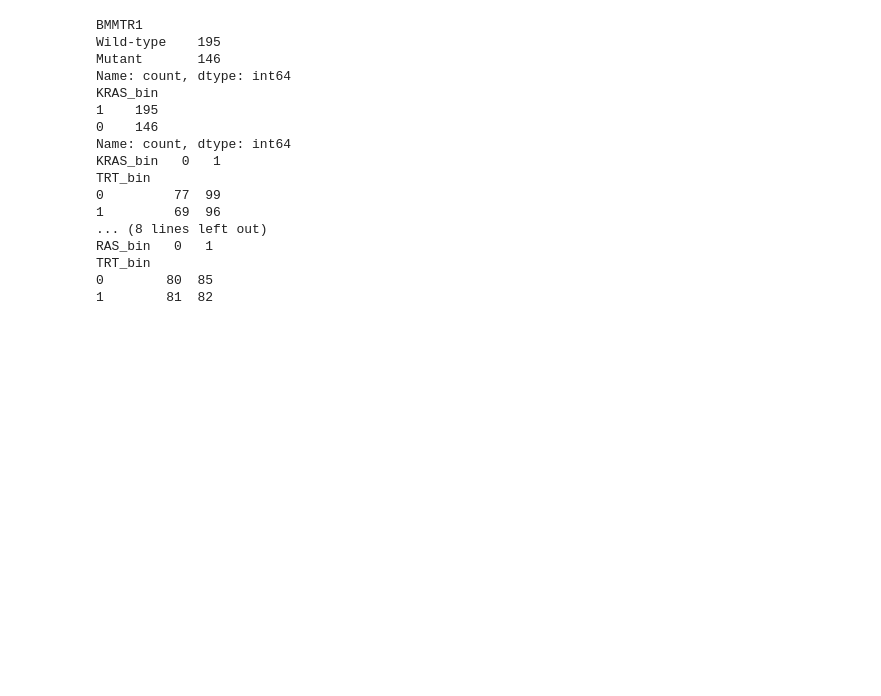
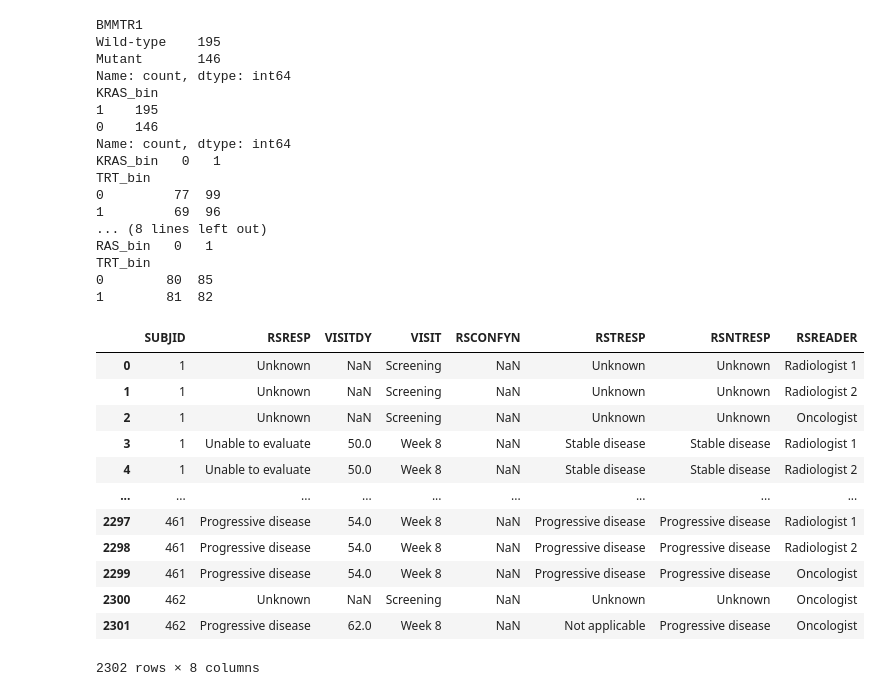
Before and after one commit to jinho3501/Panitumumab, a Jupyter notebook: 진호의 공간/data handling.ipynb, the cells around one changed output. Saved outputs shown, nothing was run; the diff lists cells and outputs as text; code cells hidden in the pictures; blank space fills up the shorter version.

```diff
--- a/진호의 공간/data handling.ipynb
+++ b/진호의 공간/data handling.ipynb
@@ -316,3 +316,20 @@ RAS_bin   0   1
 TRT_bin
 0        80  85
 1        81  82
+# %%
+adrsp = pd.read_csv('../csv_file/ADRSP_PDS2019.csv')
+adrsp
+# %% [output]
+|  | SUBJID | RSRESP | VISITDY | VISIT | RSCONFYN | RSTRESP | RSNTRESP | RSREADER |
+| 0 | 1 | Unknown | NaN | Screening | NaN | Unknown | Unknown | Radiologist 1 |
+| 1 | 1 | Unknown | NaN | Screening | NaN | Unknown | Unknown | Radiologist 2 |
+| 2 | 1 | Unknown | NaN | Screening | NaN | Unknown | Unknown | Oncologist |
+| 3 | 1 | Unable to evaluate | 50.0 | Week 8 | NaN | Stable disease | Stable disease | Radiologist 1 |
+| 4 | 1 | Unable to evaluate | 50.0 | Week 8 | NaN | Stable disease | Stable disease | Radiologist 2 |
+| ... | ... | ... | ... | ... | ... | ... | ... | ... |
+| 2297 | 461 | Progressive disease | 54.0 | Week 8 | NaN | Progressive disease | Progressive disease | Radiologist 1 |
+| 2298 | 461 | Progressive disease | 54.0 | Week 8 | NaN | Progressive disease | Progressive disease | Radiologist 2 |
+| 2299 | 461 | Progressive disease | 54.0 | Week 8 | NaN | Progressive disease | Progressive disease | Oncologist |
+| 2300 | 462 | Unknown | NaN | Screening | NaN | Unknown | Unknown | Oncologist |
+| 2301 | 462 | Progressive disease | 62.0 | Week 8 | NaN | Not applicable | Progressive disease | Oncologist |
+2302 rows × 8 columns
```
Also changed, not shown: parts of 6 cells of this notebook, 3 other files.
